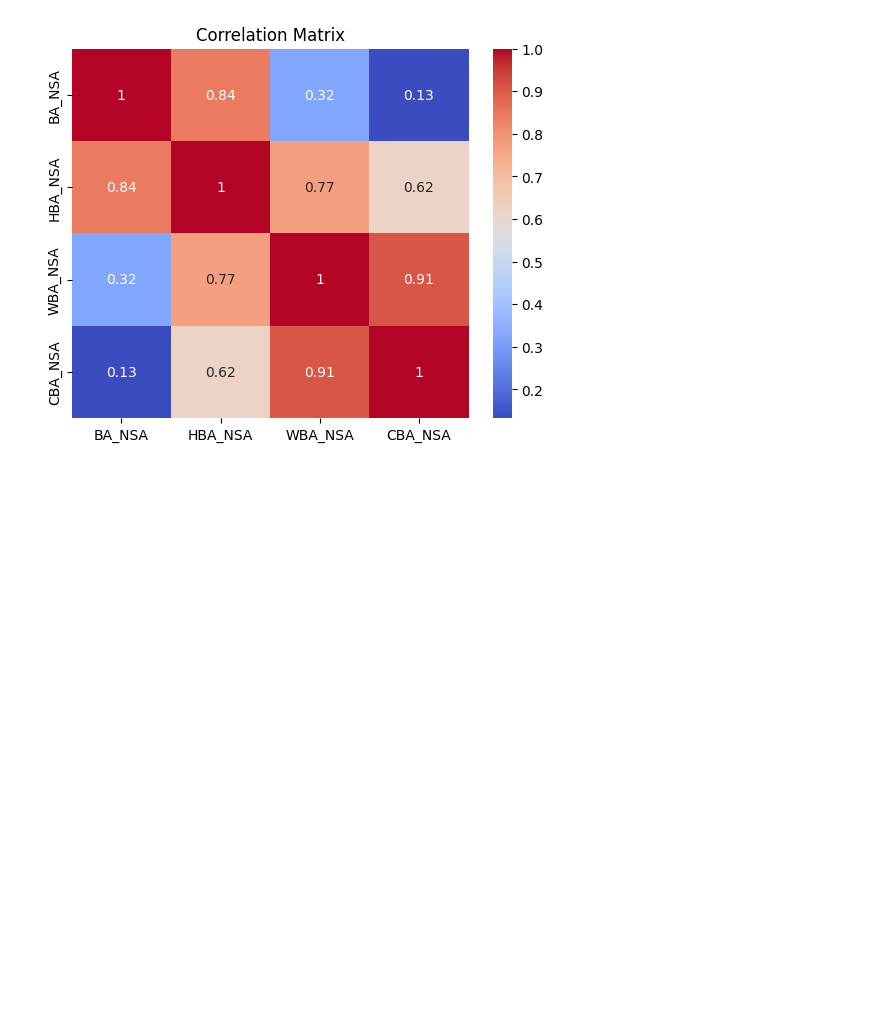
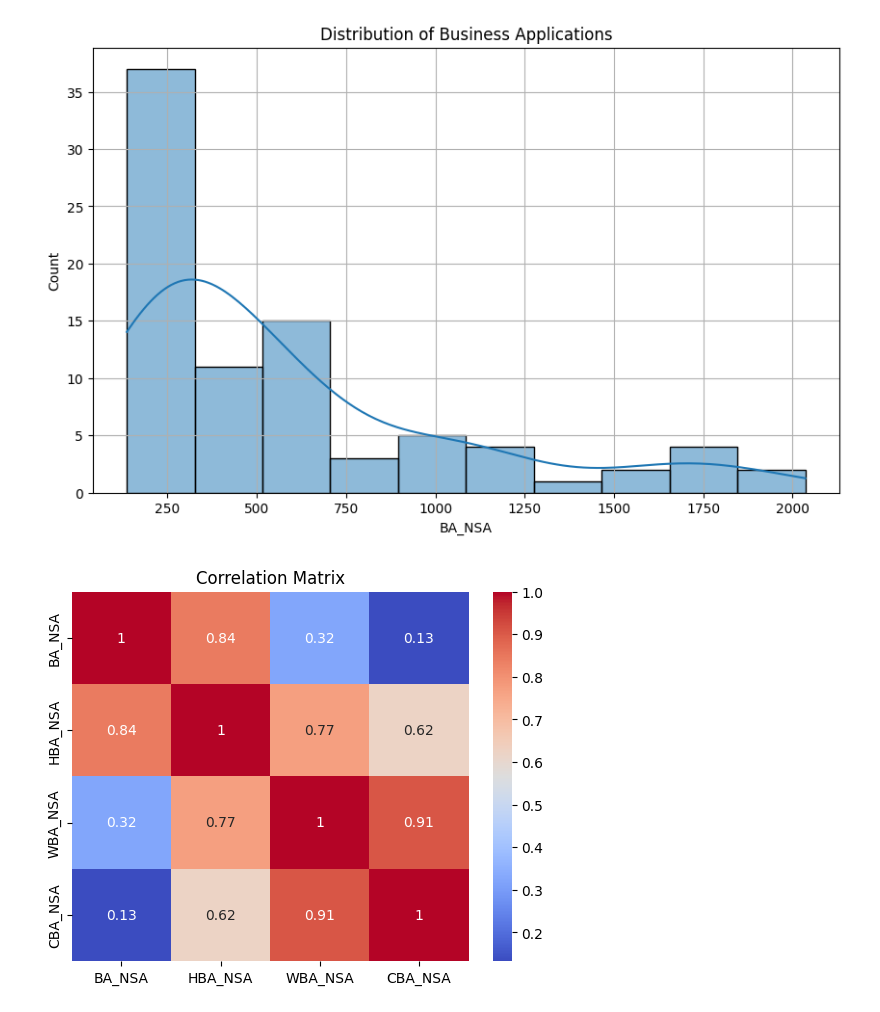
Before and after one commit to BehzadAbedi66/Annual-Island-Areas-Business-Applications-2005-2025-, a Jupyter notebook: Annual-Island-Areas-Business-Applications.ipynb, the cells around one changed output. Drawn from its saved outputs; the diff is of its cells as text; code cells hidden in the pictures; blank space fills up the shorter version.

```diff
--- a/Annual-Island-Areas-Business-Applications.ipynb
+++ b/Annual-Island-Areas-Business-Applications.ipynb
@@ -70 +158,18 @@ plt.show()
+# %%
+# Define a function that displays the histogram of BA_NSA values with a KDE curve. This also answers the second business question
+def distribution_business_applications(df):
+    """
+    Plot the distribution of business applications
+    As input: df (pd.DataFrame)-.
+    Display: histogram of BA_NSA values with a KDE curve.
+    """
+    plt.figure(figsize=(10,6))
+    sns.histplot(df["BA_NSA"], kde=True)
+    plt.title("Distribution of Business Applications")
+    plt.grid(True)
+    plt.show()
+
+distribution_business_applications(df)
+# %% [output]
+[figure, added]
 # %%
```
Also changed, not shown: parts of 35 cells of this notebook.
